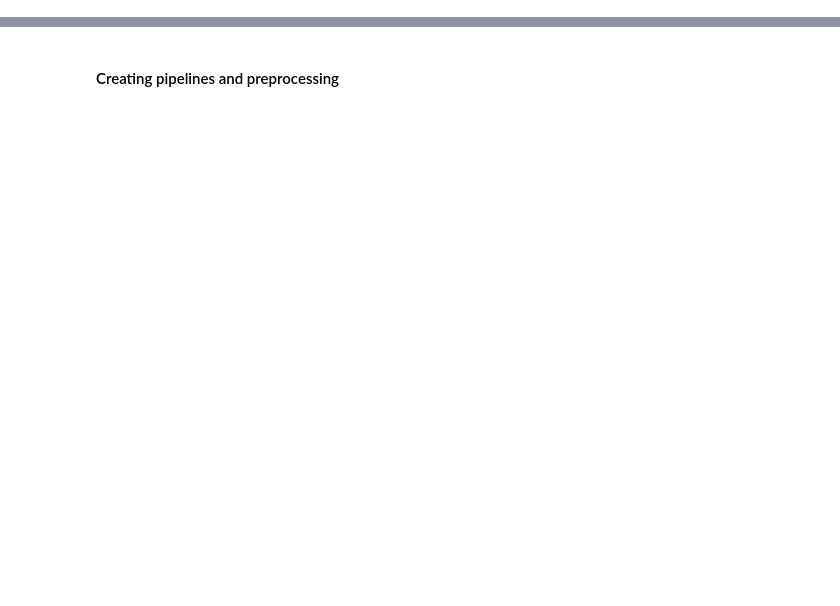
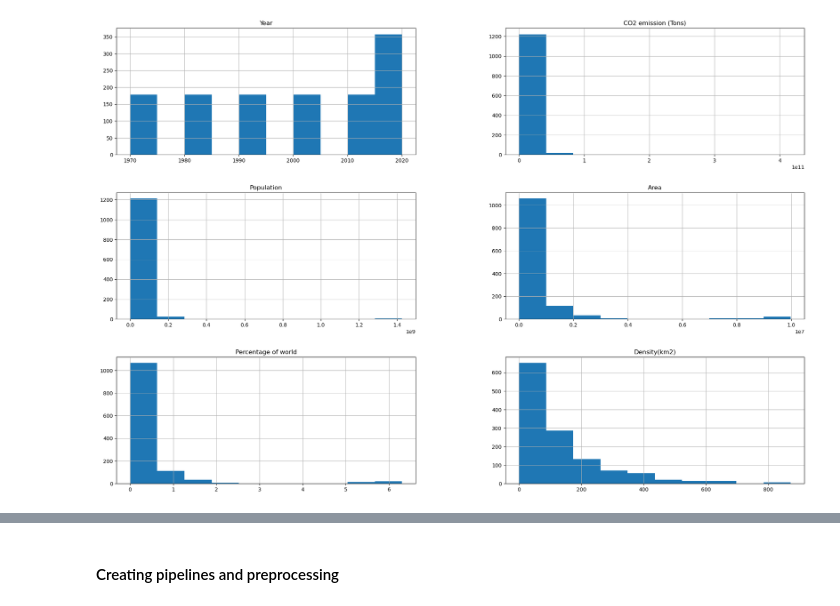
Before and after one commit to prabhpreetgill/EECS3401_final_project, a Jupyter notebook: Final-project.ipynb, the cells around one changed output, grey strips where cells are left out. Saved outputs shown, nothing was run; the diff lists cells and outputs as text; code cells hidden in the pictures; blank space fills up the shorter version.

```diff
--- a/Final-project.ipynb
+++ b/Final-project.ipynb
@@ -133,0 +175,9 @@ from sklearn.preprocessing import StandardScaler
+# %%
+# Extract unique country names from Table 1
+unique_countries_df1 = df1_clean['Country'].unique()
+
+# Filter rows in Table 1 based on whether the country name exists in Table 2
+df2_clean = df2_clean[df2_clean['Country/Territory'].isin(unique_countries_df1)]
+
+# Print or use the modified DataFrame as needed
+df2_clean
@@ -133,0 +200,18 @@ from sklearn.preprocessing import StandardScaler
+# %%
+# Set index for df_clean to 'Country' and 'Year'
+df1_clean.set_index(['Country', 'Year'], inplace=True)
+
+# Transpose df2_clean to make the year the index
+df2_transposed = df2_clean.set_index('Country/Territory').T
+
+# Update the 'Population(2022)' column in df1_clean
+for index, row in df1_clean.iterrows():
+    country, year = index
+    # Check if the country and year exist in df2_transposed and update population
+    if country in df2_transposed.columns and str(year) in df2_transposed.index:
+        df1_clean.at[index, 'Population(2022)'] = df2_transposed.at[str(year), country]
+
+# Reset index to bring 'Country' and 'Year' back as columns
+df1_clean.reset_index(inplace=True)
+
+df1_clean
@@ -133,0 +306,5 @@ from sklearn.preprocessing import StandardScaler
+# %%
+df1_clean.hist(figsize=(24, 16))
+plt.show()
+# %% [output]
+[figure, added]
```
Also changed, not shown: parts of 77 cells of this notebook.
